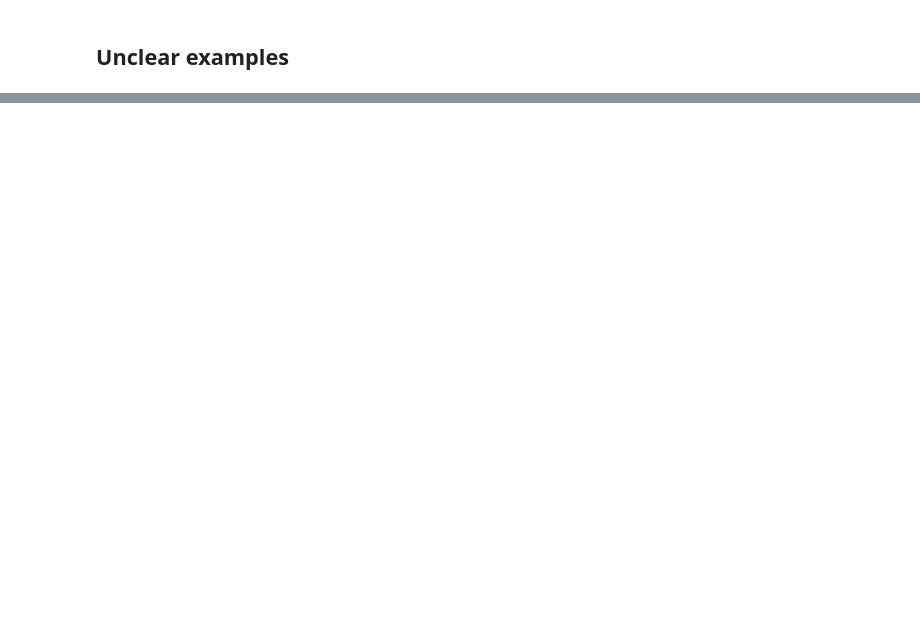
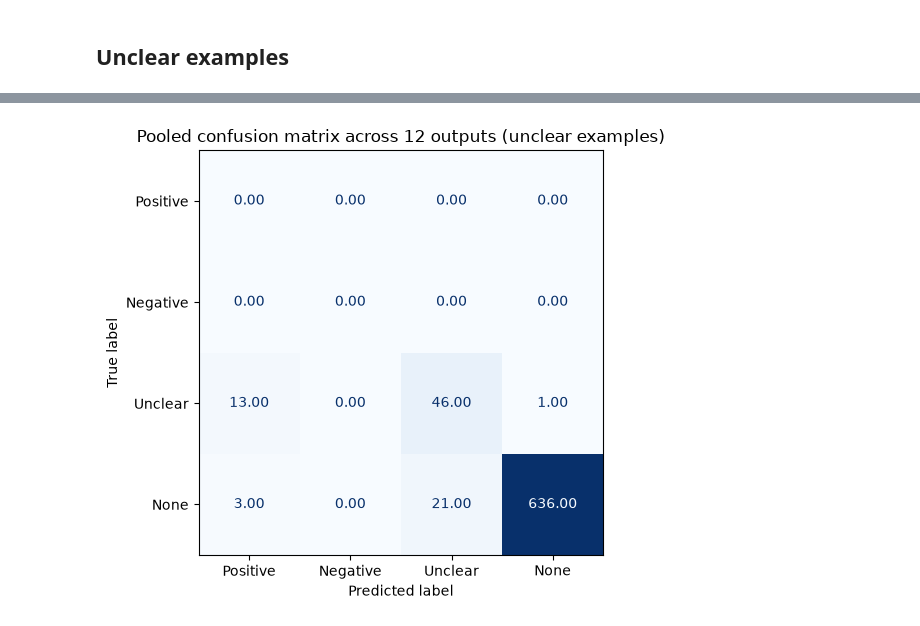
Before and after one commit to biomed-dmnlp-lab/Project-CVD-and-SDoH, a Jupyter notebook: SDoH_LLM_Decoder/OpenSource_Evaluation_v3.ipynb, the cells around one changed output, grey strips where cells are left out. Drawn from its saved outputs; the diff is of its cells as text; code cells hidden in the pictures; blank space fills up the shorter version.

```diff
--- a/SDoH_LLM_Decoder/OpenSource_Evaluation_v3.ipynb
+++ b/SDoH_LLM_Decoder/OpenSource_Evaluation_v3.ipynb
@@ -1028,14 +1363,14 @@ for label_idx, (key,items) in tqdm(enumerate(loaded_datasets_unclear.items())):
 
         gt_label = create_gt_unclear_label(label_idx,val = 2)
         if config.all_at_once:
-            label_json = ast.literal_eval(run_prompt(build_prompt(note, prompt = prompt_config.all_at_once)))
+            label_json = ast.literal_eval(extract_schema_dict(run_prompt(build_prompt(note, prompt = prompt_config.all_at_once))))
             prediction_label = [config.label_mapping[item["label"]] for item in label_json.values()]
         else:
             each_note_label = []
             for key, prompt in sdoh_prompts.items():
                 try:
                     out = run_prompt(build_prompt(note, prompt = prompt))
-                    each_note_label.append(ast.literal_eval(out))
+                    each_note_label.append(ast.literal_eval(extract_schema_dict(out)))
                 except:
                     print(out)
                     print("#####")
@@ -1095,31 +1459,33 @@ for cls_name, metrics_dict in report_dict.items():
 # %%
 import numpy as np
 import matplotlib.pyplot as plt
 from sklearn.metrics import ConfusionMatrixDisplay
 
 y_true = np.asarray(all_gt_labels_unclear).ravel()
 y_pred = np.asarray(all_model_lables_unclear).ravel()
 
 assert y_true.shape == y_pred.shape, (y_true.shape, y_pred.shape)
 
 fig, ax = plt.subplots(figsize=(6, 5))
 
 ConfusionMatrixDisplay.from_predictions(
     y_true,
     y_pred,
     labels=[0, 1, 2, 3],
-    display_labels=['Positive','Negative','Unknown','None'],
+    display_labels=['Positive','Negative','Unclear','None'],
     # normalize="true",       # optional: per-ground-truth-class recall
     cmap="Blues",
     ax=ax,
     values_format=".2f",
     colorbar=False,
 )
 
 ax.set_title("Pooled confusion matrix across 12 outputs (unclear examples)")
 plt.tight_layout()
 plt.show()
 
 # Log the confusion matrix figure to MLflow and close out the run
 mlflow.log_figure(fig, "unclear_examples_confusion_matrix.png")
 mlflow.end_run()
+# %% [output]
+[figure, added]
```
Also changed, not shown: parts of 39 cells of this notebook, 44 other files.
